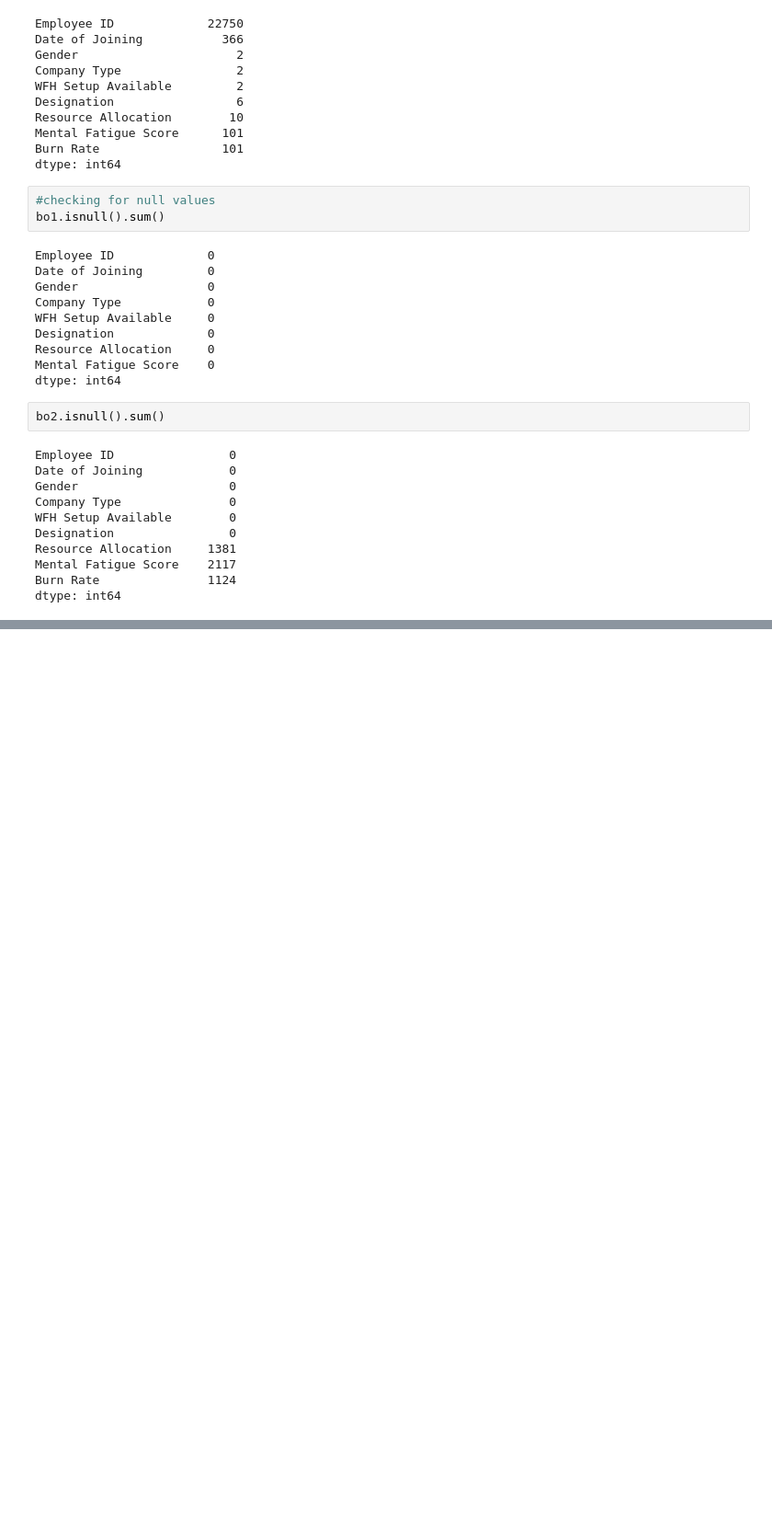
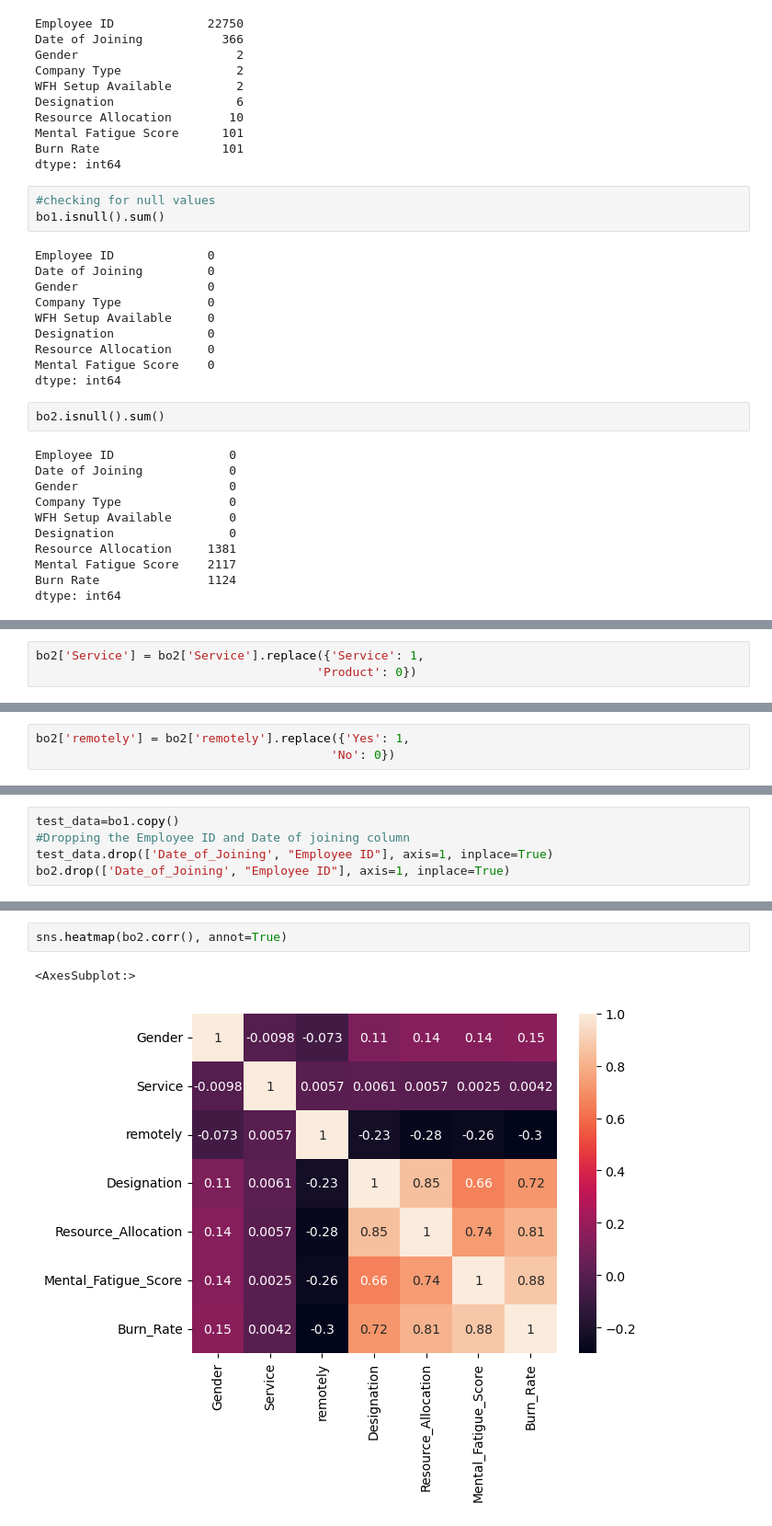
Before and after one commit to Loba06/Employee-Burnout, a Jupyter notebook: Employee Burnout.ipynb, the cells around one changed output, grey strips where cells are left out. Shown: that part at 92% size. Saved outputs shown, nothing was run; the diff lists cells and outputs as text; blank space fills up the shorter version.

```diff
--- a/Employee Burnout.ipynb
+++ b/Employee Burnout.ipynb
@@ -124,0 +200,3 @@ wfh_available = pd.get_dummies(train["WFH Setup Available"], drop_first=True)
+# %%
+bo2['Service'] = bo2['Service'].replace({'Service': 1,
+                                       'Product': 0})
@@ -124,0 +218,3 @@ wfh_available = pd.get_dummies(train["WFH Setup Available"], drop_first=True)
+# %%
+bo2['remotely'] = bo2['remotely'].replace({'Yes': 1,
+                                         'No': 0})
@@ -124,0 +253,5 @@ wfh_available = pd.get_dummies(train["WFH Setup Available"], drop_first=True)
+# %%
+test_data=bo1.copy()
+#Dropping the Employee ID and Date of joining column
+test_data.drop(['Date_of_Joining', "Employee ID"], axis=1, inplace=True)
+bo2.drop(['Date_of_Joining', "Employee ID"], axis=1, inplace=True)
@@ -124,0 +263,5 @@ wfh_available = pd.get_dummies(train["WFH Setup Available"], drop_first=True)
+# %%
+sns.heatmap(bo2.corr(), annot=True)
+# %% [output]
+<AxesSubplot:>
+[figure, added]
```
Also changed, not shown: parts of 28 cells of this notebook.
